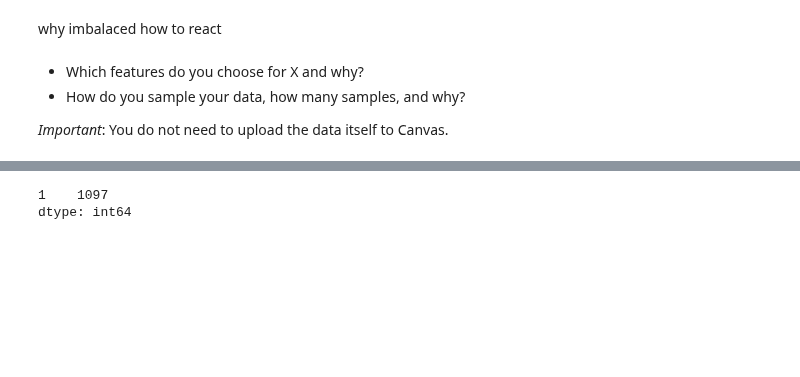
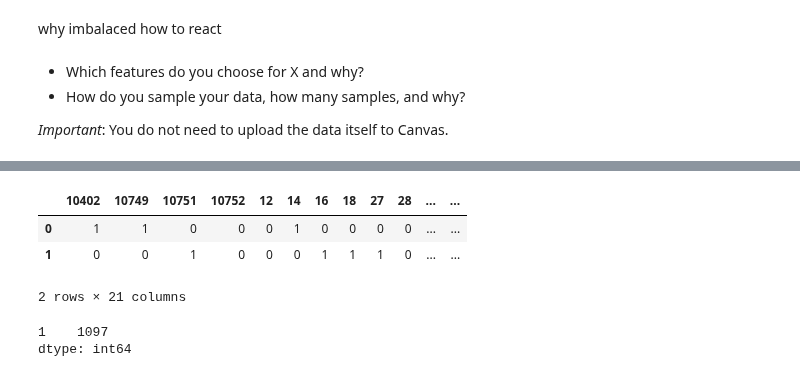
Before and after one commit to noahyonack/cs109b_final, a Jupyter notebook: FinalProject.ipynb, the cells around one changed output, grey strips where cells are left out. Saved outputs shown, nothing was run; the diff lists cells and outputs as text; code cells hidden in the pictures; blank space fills up the shorter version.

```diff
--- a/FinalProject.ipynb
+++ b/FinalProject.ipynb
@@ -608,3 +619,14 @@ df_dummies.columns = df_dummies.columns.str.strip("'")
+# %%
+colnames = list(df_dummies.columns) + list(df_poster.columns)
+
+to_sample = pd.DataFrame(pd.concat([df_dummies, df_poster], axis = 1),
+                      columns = colnames)
+to_sample.head(2)
+# %% [output]
+|  | 10402 | 10749 | 10751 | 10752 | 12 | 14 | 16 | 18 | 27 | 28 | ... | ... |
+| 0 | 1 | 1 | 0 | 0 | 0 | 1 | 0 | 0 | 0 | 0 | ... | ... |
+| 1 | 0 | 0 | 1 | 0 | 0 | 0 | 1 | 1 | 1 | 0 | ... | ... |
+2 rows × 21 columns
 # %%
 # get number of occurences in dataset and remove nulls
 df_movie_instance = df_dummies.apply(pd.value_counts).fillna(0)
```
Also changed, not shown: parts of 6 cells of this notebook.
